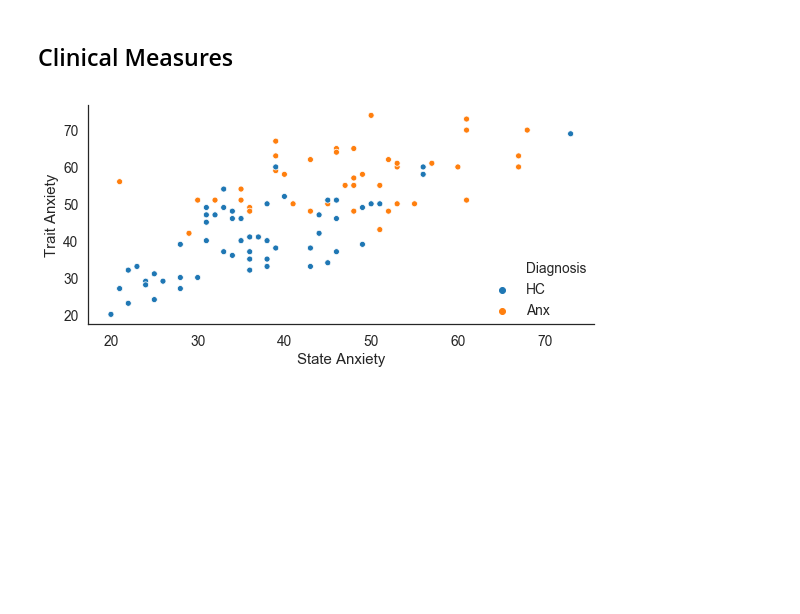
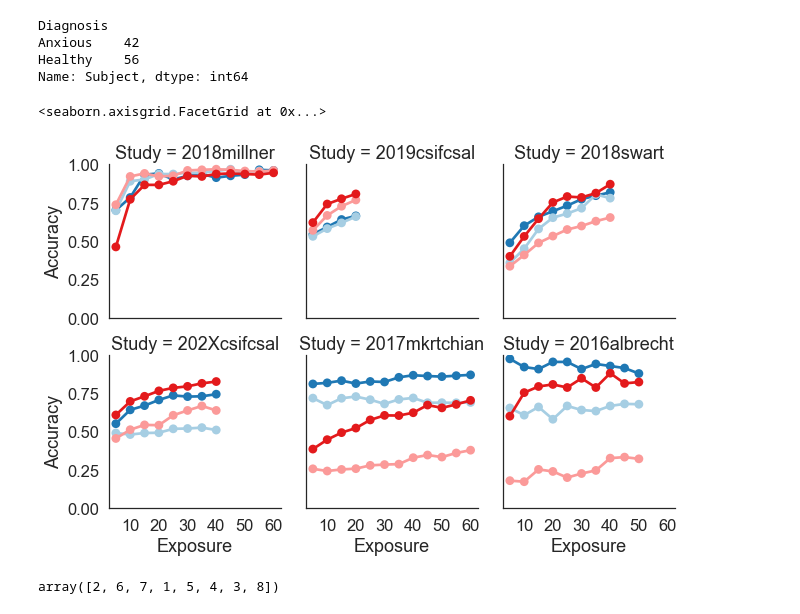
Before and after one commit to nivlab/RobotFactory, a Jupyter notebook: 01_Priors/02_Descriptive.ipynb, the cells around one changed output. Drawn from its saved outputs; the diff is of its cells as text; code cells hidden in the pictures; blank space fills up the shorter version.

```diff
--- a/01_Priors/02_Descriptive.ipynb
+++ b/01_Priors/02_Descriptive.ipynb
@@ -3,10 +1,9 @@
 # %%
-import os
 import numpy as np
 import matplotlib.pyplot as plt
 import seaborn as sns
 from pandas import read_csv
 sns.set_style('white')
-sns.set_context('notebook', font_scale=1.25)
+sns.set_context('notebook', font_scale=1.5)
 %matplotlib inline
 # %% [markdown]
@@ -109,31 +10,0 @@ ax.text(360,0,'Threat',ha='center',va='bottom',fontsize=20);
-# %% [markdown]
-## Clinical Measures
-# %%
-#~~~~~~~~~~~~~~~~~~~~~~~~~~~~~~~~~~~~~~~~~~#
-### Load and prepare data.
-#~~~~~~~~~~~~~~~~~~~~~~~~~~~~~~~~~~~~~~~~~~#
-
-## Load data.
-data = read_csv('data.csv')
-
-## GroupBy subject.
-gb = data.groupby(['Diagnosis','Subject'])['State','Trait'].mean().reset_index()
-
-#~~~~~~~~~~~~~~~~~~~~~~~~~~~~~~~~~~~~~~~~~~#
-### Plotting.
-#~~~~~~~~~~~~~~~~~~~~~~~~~~~~~~~~~~~~~~~~~~#
-
-## Initialize canvas.
-fig, ax = plt.subplots(1,1,figsize=(8,4))
-
-## Plot.
-sns.scatterplot('State', 'Trait', 'Diagnosis', data=gb, hue_order=['HC','Anx'], ax=ax)
-
-## Add info.
-ax.set(xlabel='State Anxiety', ylabel='Trait Anxiety')
-ax.legend(loc=4, frameon=False, borderpad=0, title=False)
-
-sns.despine()
-plt.tight_layout()
-# %% [output]
-[figure, removed]
@@ -139,0 +18,28 @@ plt.tight_layout()
+# %%
+data.query('Study=="2017mkrtchian"').groupby('Diagnosis').Subject.nunique()
+# %% [output]
+Diagnosis
+Anxious    42
+Healthy    56
+Name: Subject, dtype: int64
+# %%
+gb = data.groupby(['Study','Valence','Action','Exposure']).Accuracy.mean().reset_index()
+gb['Cue'] = gb.apply(lambda x: f'{x.Action}-{x.Valence}', 1)
+gb['Cue'] = gb.Cue.replace({'Go-Win':'GW', 'No-Go-Win':'NGW', 'Go-Lose':'GAL', 'No-Go-Lose':'NGAL'})
+gb['Exposure'] = (gb['Exposure'] - 1) // 5
+
+
+col_order = ['2018millner','2019csifcsal','2018swart','202Xcsifcsal','2017mkrtchian','2016albrecht']
+palette = ['#1f78b4','#a6cee3','#fb9a99', '#e31a1c']
+
+g = sns.FacetGrid(gb, col='Study', col_order=col_order, col_wrap=3)
+g.map(sns.pointplot, 'Exposure', 'Accuracy', 'Cue', palette=palette,
+      hue_order=['GW','GAL','NGW','NGAL'], order=np.arange(12), ci=None)
+g.set(xticks=np.arange(1,12,2), xticklabels=np.arange(10,65,10), ylim=(0,1))
+# %% [output]
+<seaborn.axisgrid.FacetGrid at 0x...>
+[figure, added]
+# %%
+data.query('Study=="2018swart"').Cue.unique()
+# %% [output]
+array([2, 6, 7, 1, 5, 4, 3, 8])
```
Also changed, not shown: parts of 9 cells of this notebook, 4 other files.
